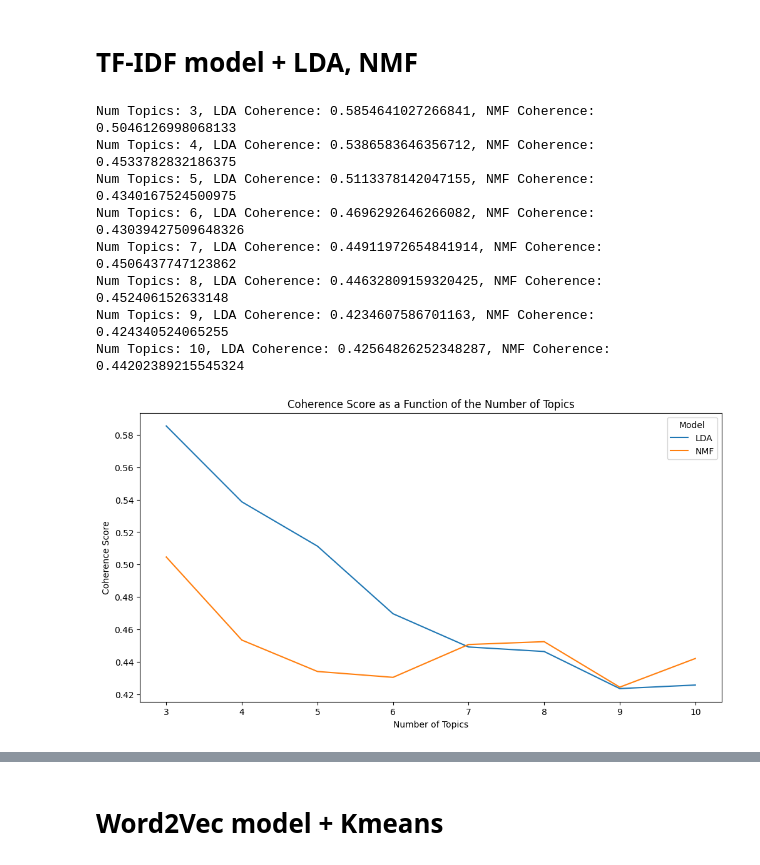
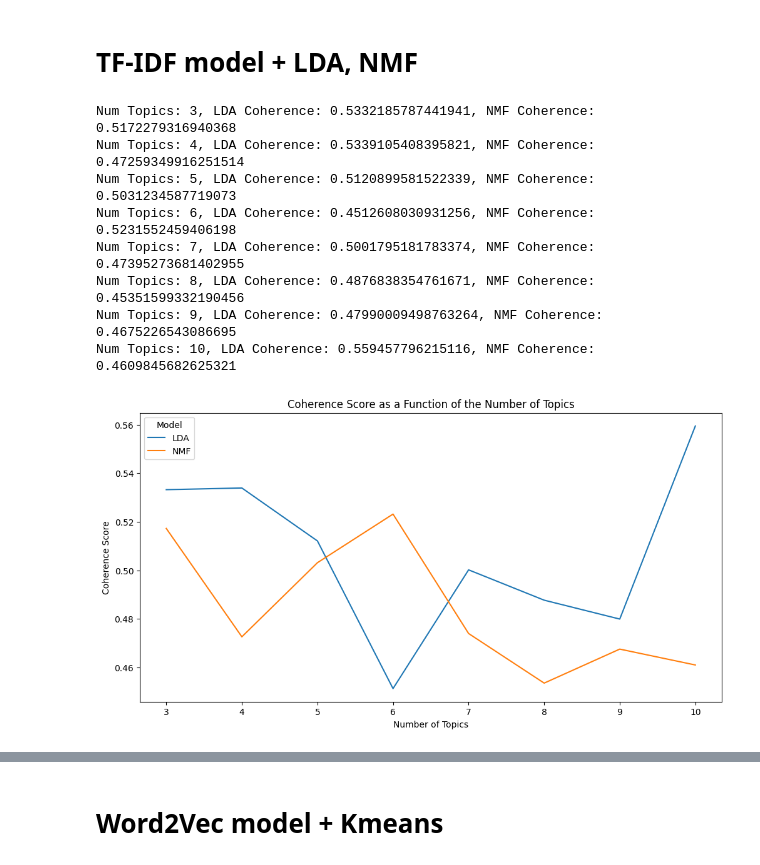
Before and after one commit to mohamadsolouki/NLP-Disneyland-Reviews, a Jupyter notebook: Full-Analysis.ipynb, the cells around one changed output, grey strips where cells are left out. Drawn from its saved outputs; the diff is of its cells as text; code cells hidden in the pictures.

```diff
--- a/Full-Analysis.ipynb
+++ b/Full-Analysis.ipynb
@@ -410,7 +410,7 @@ gensim_corpus = gensim.matutils.Sparse2Corpus(tfidf_matrix, documents_columns=Fa
 gensim_dictionary = Dictionary([' '.join(doc).split() for doc in bigram_trigram_docs])
 
 # Filter extremes
-gensim_dictionary.filter_extremes(no_below=5, no_above=0.5)
+gensim_dictionary.filter_extremes(no_below=2, no_above=0.2)
 
 # Convert the documents to a Gensim corpus
 gensim_corpus = [gensim_dictionary.doc2bow(doc) for doc in [' '.join(doc).split() for doc in bigram_trigram_docs]]
@@ -447,40 +447,40 @@ plt.title('Coherence Score as a Function of the Number of Topics')
 plt.xlabel('Number of Topics')
 plt.ylabel('Coherence Score')
 plt.legend(title='Model', loc='best')
 plt.show()
 
 # Find the model with the highest coherence and print the topics
 best_lda_index = np.argmax(coherence_scores['LDA'])
 best_nmf_index = np.argmax(coherence_scores['NMF'])
 
 best_lda_model = models['LDA'][best_lda_index]
 best_nmf_model = models['NMF'][best_nmf_index]
 
 # Print the topics from the best models
 print("\nBest LDA Model Topics:")
 for topic_idx, topic in enumerate(best_lda_model.show_topics(num_topics=best_lda_model.num_topics, formatted=False)):
     word_probs = topic[1]
     print("Topic %d:" % (topic_idx), " ".join([word for word, _ in word_probs]))
 
 print("\nBest NMF Model Topics:")
 for topic_idx, topic in enumerate(best_nmf_model.show_topics(num_topics=best_nmf_model.num_topics, formatted=False)):
     word_probs = topic[1]
     print("Topic %d:" % (topic_idx), " ".join([word for word, _ in word_probs]))
 
 # Save models using pickle module
 with open('models/tfidf_lda_model', 'wb') as f:
     pickle.dump(best_lda_model, f)
 
 with open('models/tfidf_nmf_model', 'wb') as f:
     pickle.dump(best_nmf_model, f)
 # %% [output]
-Num Topics: 3, LDA Coherence: 0.5854641027266841, NMF Coherence: 0.5046126998068133
-Num Topics: 4, LDA Coherence: 0.5386583646356712, NMF Coherence: 0.4533782832186375
-Num Topics: 5, LDA Coherence: 0.5113378142047155, NMF Coherence: 0.4340167524500975
-Num Topics: 6, LDA Coherence: 0.4696292646266082, NMF Coherence: 0.43039427509648326
-Num Topics: 7, LDA Coherence: 0.44911972654841914, NMF Coherence: 0.4506437747123862
-Num Topics: 8, LDA Coherence: 0.44632809159320425, NMF Coherence: 0.452406152633148
-Num Topics: 9, LDA Coherence: 0.4234607586701163, NMF Coherence: 0.424340524065255
-Num Topics: 10, LDA Coherence: 0.42564826252348287, NMF Coherence: 0.44202389215545324
+Num Topics: 3, LDA Coherence: 0.5332185787441941, NMF Coherence: 0.5172279316940368
+Num Topics: 4, LDA Coherence: 0.5339105408395821, NMF Coherence: 0.47259349916251514
+Num Topics: 5, LDA Coherence: 0.5120899581522339, NMF Coherence: 0.5031234587719073
+Num Topics: 6, LDA Coherence: 0.4512608030931256, NMF Coherence: 0.5231552459406198
+Num Topics: 7, LDA Coherence: 0.5001795181783374, NMF Coherence: 0.47395273681402955
+Num Topics: 8, LDA Coherence: 0.4876838354761671, NMF Coherence: 0.45351599332190456
+Num Topics: 9, LDA Coherence: 0.47990009498763264, NMF Coherence: 0.4675226543086695
+Num Topics: 10, LDA Coherence: 0.559457796215116, NMF Coherence: 0.4609845682625321
-[figure, old version]
+[figure, new version]
 Best LDA Model Topics:
```
Also changed, not shown: parts of 2 cells of this notebook, 2 other files.
